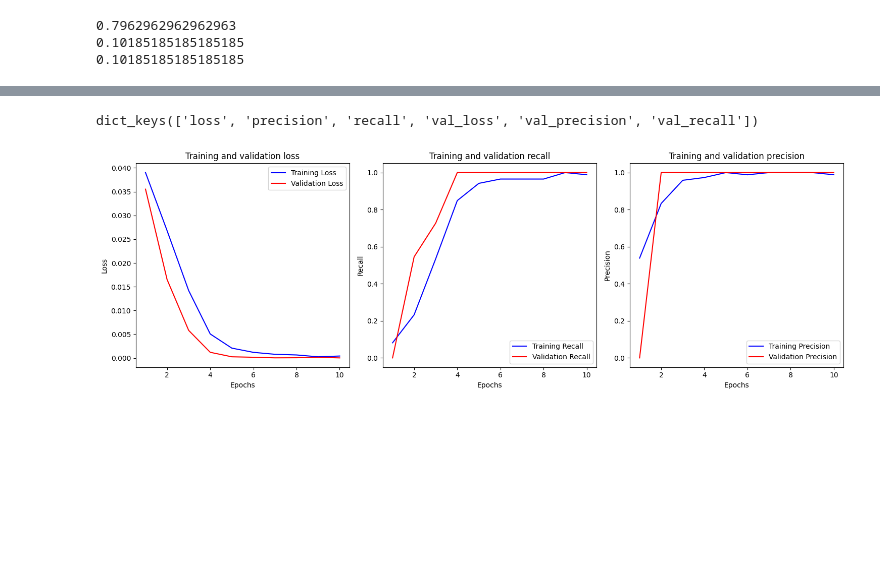
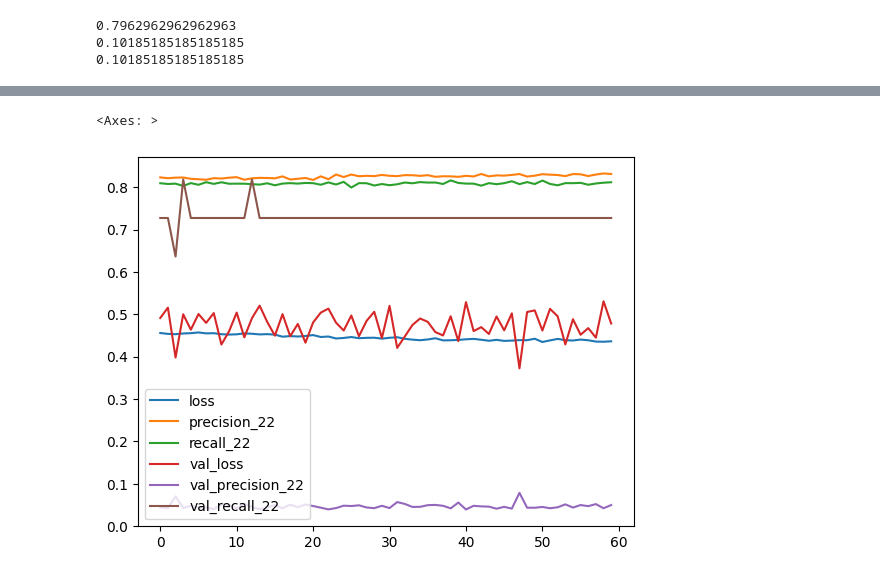
Before and after one commit to ukush/BItcoin-Tx-Anomaly-Detection, a Jupyter notebook: Notebooks/MLP.ipynb, the cells around one changed output, grey strips where cells are left out. Cells and saved outputs as stored; diff of their text form; code cells hidden in the pictures; blank space fills up the shorter version.

```diff
--- a/Notebooks/MLP.ipynb
+++ b/Notebooks/MLP.ipynb
@@ -21,3 +23,7 @@ X = data.drop('out_and_tx_malicious', axis=1)
+# %%
+y = data['out_and_tx_malicious']
+# Remove all columns related to known malicious features (this is what was causing a 100% recall in previous tests)
+X = data.drop(['out_and_tx_malicious', 'in_malicious', 'out_malicious', 'is_malicious', 'all_malicious'], axis=1)
 # %% [markdown]
 # Split the data into training, validation and test sets
 # %%
@@ -113,4 +155,0 @@ Epoch 10/10
-# %%
-history.history.keys()
-# %% [output]
-dict_keys(['loss', 'precision', 'recall', 'val_loss', 'val_precision', 'val_recall'])
@@ -126,34 +155,0 @@ epochs = range(1, 10 + 1)
-# %%
-fig, axes = plt.subplots(1, 3, figsize=(15, 5))
-
-# Plotting the first subplot (Training metric)
-axes[0].plot(epochs, loss_values, 'b', label='Training Loss')
-axes[0].plot(epochs, val_loss, 'r', label='Validation Loss')
-axes[0].set_title('Training and validation loss' )
-axes[0].set_xlabel('Epochs')
-axes[0].set_ylabel('Loss')
-axes[0].legend()
-
-# Plotting the first subplot (Training metric)
-axes[1].plot(epochs, recall_values, 'b', label='Training Recall')
-axes[1].plot(epochs, val_recall, 'r', label='Validation Recall')
-axes[1].set_title('Training and validation recall' )
-axes[1].set_xlabel('Epochs')
-axes[1].set_ylabel('Recall')
-axes[1].legend()
-
-# Plotting the first subplot (Training metric)
-axes[2].plot(epochs, precision_values, 'b', label='Training Precision')
-axes[2].plot(epochs, val_precision, 'r', label='Validation Precision')
-axes[2].set_title('Training and validation precision' )
-axes[2].set_xlabel('Epochs')
-axes[2].set_ylabel('Precision')
-axes[2].legend()
-
-# Adjust layout for better spacing
-plt.tight_layout()
-
-# Show the combined figure with subplots
-plt.show()
-# %% [output]
-[figure, removed]
@@ -162,3 +156,9 @@ roc_curve = (y_test, )
+# %%
+vis_data = pd.DataFrame(history.history)
+vis_data.plot()
+# %% [output]
+<Axes: >
+[figure, added]
 # %%
 y_pred = model.predict(X_test)
 # %% [output]
```
Also changed, not shown: parts of 38 cells of this notebook.
